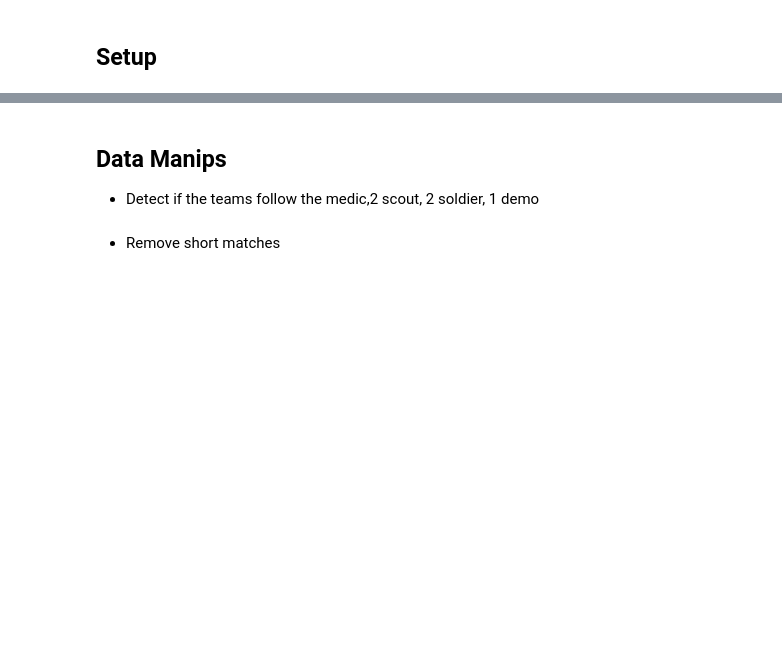
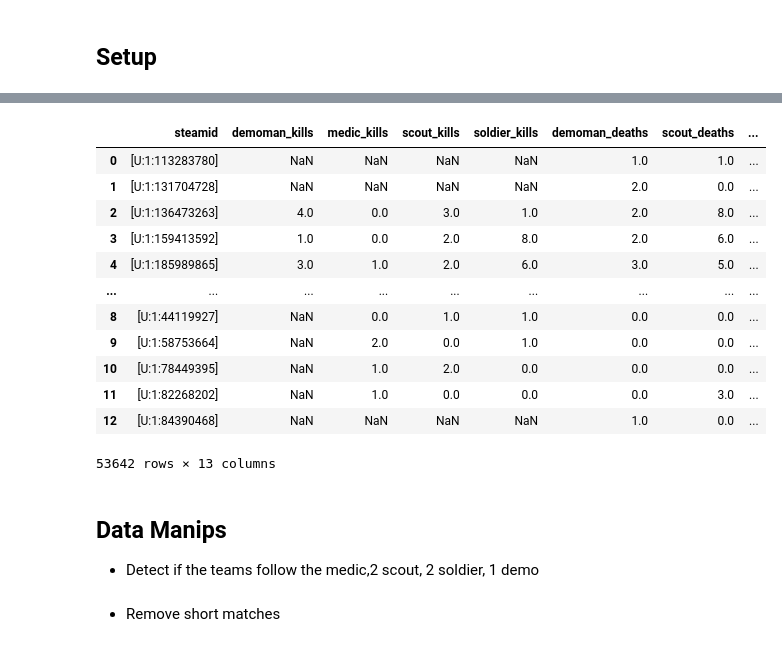
Before and after one commit to ebtrout/tf2_data_vis, a Jupyter notebook: modeling/NEW PER.ipynb, the cells around one changed output, grey strips where cells are left out. Cells and saved outputs as stored; diff of their text form; code cells hidden in the pictures; blank space fills up the shorter version.

```diff
--- a/modeling/NEW PER.ipynb
+++ b/modeling/NEW PER.ipynb
@@ -25,3 +25,11 @@ teams = data['teams']
 
 team_medic_stats = data['team_medic_stats']
 info = data['info']
+class_kda = data['class_kda']b
+# %%
+class_names = ['medic','demoman','soldier','scout']
+
+real_class_kda = class_kda[['steamid'] + [col for col in class_kda.columns if
+           any(class_name in col for class_name in class_names)]].copy()
+
+players = players.merge(real_class_kda,on = ['steamid'])
@@ -28,3 +51,19 @@ info = data['info']
+# %%
+real_class_kda
+# %% [output]
+|  | steamid | demoman_kills | medic_kills | scout_kills | soldier_kills | demoman_deaths | scout_deaths | ... |
+| 0 | [U:1:113283780] | NaN | NaN | NaN | NaN | 1.0 | 1.0 | ... |
+| 1 | [U:1:131704728] | NaN | NaN | NaN | NaN | 2.0 | 0.0 | ... |
+| 2 | [U:1:136473263] | 4.0 | 0.0 | 3.0 | 1.0 | 2.0 | 8.0 | ... |
+| 3 | [U:1:159413592] | 1.0 | 0.0 | 2.0 | 8.0 | 2.0 | 6.0 | ... |
+| 4 | [U:1:185989865] | 3.0 | 1.0 | 2.0 | 6.0 | 3.0 | 5.0 | ... |
+| ... | ... | ... | ... | ... | ... | ... | ... | ... |
+| 8 | [U:1:44119927] | NaN | 0.0 | 1.0 | 1.0 | 0.0 | 0.0 | ... |
+| 9 | [U:1:58753664] | NaN | 2.0 | 0.0 | 1.0 | 0.0 | 0.0 | ... |
+| 10 | [U:1:78449395] | NaN | 1.0 | 2.0 | 0.0 | 0.0 | 0.0 | ... |
+| 11 | [U:1:82268202] | NaN | 1.0 | 0.0 | 0.0 | 0.0 | 3.0 | ... |
+| 12 | [U:1:84390468] | NaN | NaN | NaN | NaN | 1.0 | 0.0 | ... |
+53642 rows × 13 columns
 # %% [markdown]
 ## Data Manips
 - Detect if the teams follow the medic,2 scout, 2 soldier, 1 demo
```
Also changed, not shown: parts of 4 cells of this notebook, 7 other files.
